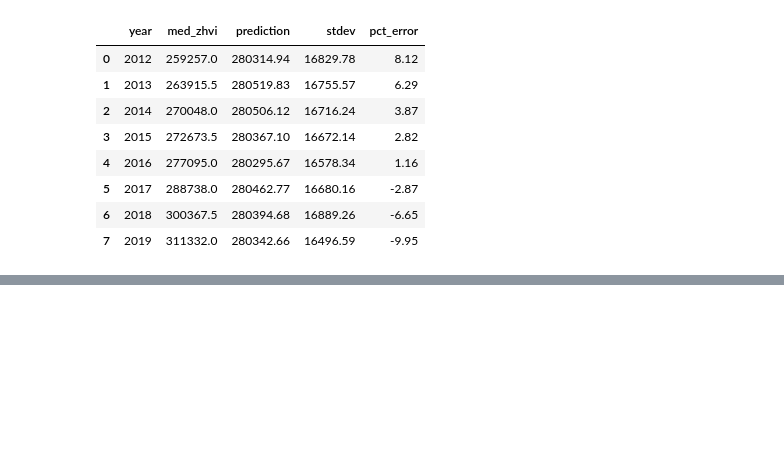
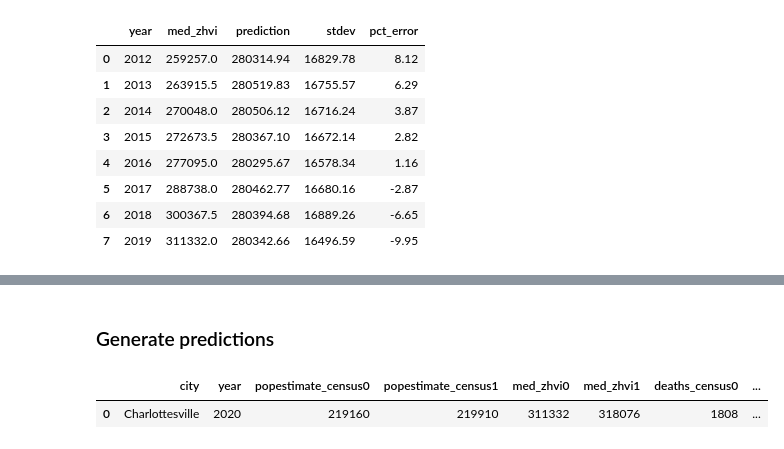
Before and after one commit to swhetzel/bayes_real_estate_modeling, a Jupyter notebook: Time_Series_Exploration.ipynb, the cells around one changed output, grey strips where cells are left out. Drawn from its saved outputs; the diff is of its cells as text; code cells hidden in the pictures; blank space fills up the shorter version.

```diff
--- a/Time_Series_Exploration.ipynb
+++ b/Time_Series_Exploration.ipynb
@@ -357,0 +366,35 @@ The number of effective samples is smaller than 10% for some parameters.
+# %% [markdown]
+### Generate predictions
+# %%
+# Get prediction data for 2021
+
+cville.query("year == 2020")
+
+city = cville.city.loc[len(cville)-1]
+year = cville.year.loc[len(cville)-1]
+
+pop0 = cville.popestimate_census1.loc[len(cville)-1]
+pop1 = cville.popestimate_census.loc[len(cville)-1]
+
+zhvi0 = cville.med_zhvi1.loc[len(cville)-1]
+zhvi1 = cville.med_zhvi.loc[len(cville)-1]
+
+deaths0 = cville.deaths_census1.loc[len(cville)-1]
+deaths1 = cville.deaths_census.loc[len(cville)-1]
+
+series = pd.Series({
+    'city':city,
+    'year':year,
+    'popestimate_census0':pop0,
+    'popestimate_census1':pop1,
+    'med_zhvi0':zhvi0,
+    'med_zhvi1':zhvi1,
+    'deaths_census0':deaths0,
+    'deaths_census1':deaths1
+})
+
+df_pred = pd.DataFrame(series).transpose()
+df_pred
+# %% [output]
+|  | city | year | popestimate_census0 | popestimate_census1 | med_zhvi0 | med_zhvi1 | deaths_census0 | ... |
+| 0 | Charlottesville | 2020 | 219160 | 219910 | 311332 | 318076 | 1808 | ... |
```
Also changed, not shown: parts of 11 cells of this notebook.
